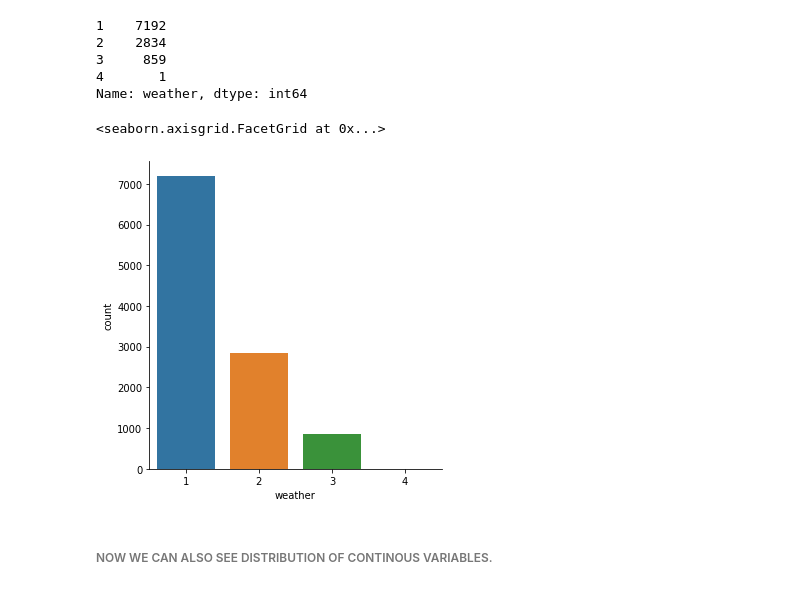
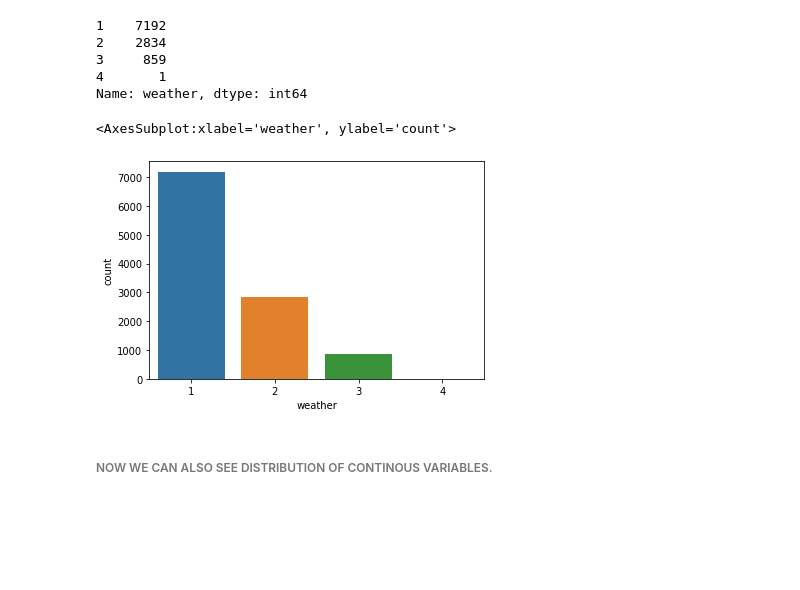
Before and after one commit to vrunm/Bike_Sharing_Demand, a Jupyter notebook: Bike_Sharing_Demand/bike_sharing_demand(mse).ipynb, the cells around one changed output. Cells and saved outputs as stored; diff of their text form; code cells hidden in the pictures; blank space fills up the shorter version.

```diff
--- a/Bike_Sharing_Demand/bike_sharing_demand(mse).ipynb
+++ b/Bike_Sharing_Demand/bike_sharing_demand(mse).ipynb
@@ -180,14 +168,15 @@ df.weather.value_counts()
 4       1
 Name: weather, dtype: int64
 # %%
-sns.factorplot(x='weather',data=df,kind='count',size=5,aspect=1)
+#It can be seen that during summer most rides are taken
+sns.countplot(x='weather',data=df)
 # 1-> spring
 # 2-> summer
 # 3-> fall
 # 4-> winter
 # %% [output]
-<seaborn.axisgrid.FacetGrid at 0x...>
+<AxesSubplot:xlabel='weather', ylabel='count'>
-[figure, old version]
+[figure, new version]
 # %% [markdown]
 ######  NOW WE CAN  ALSO SEE DISTRIBUTION OF CONTINOUS VARIABLES.
 # %%
```
Also changed, not shown: parts of 21 cells of this notebook.
